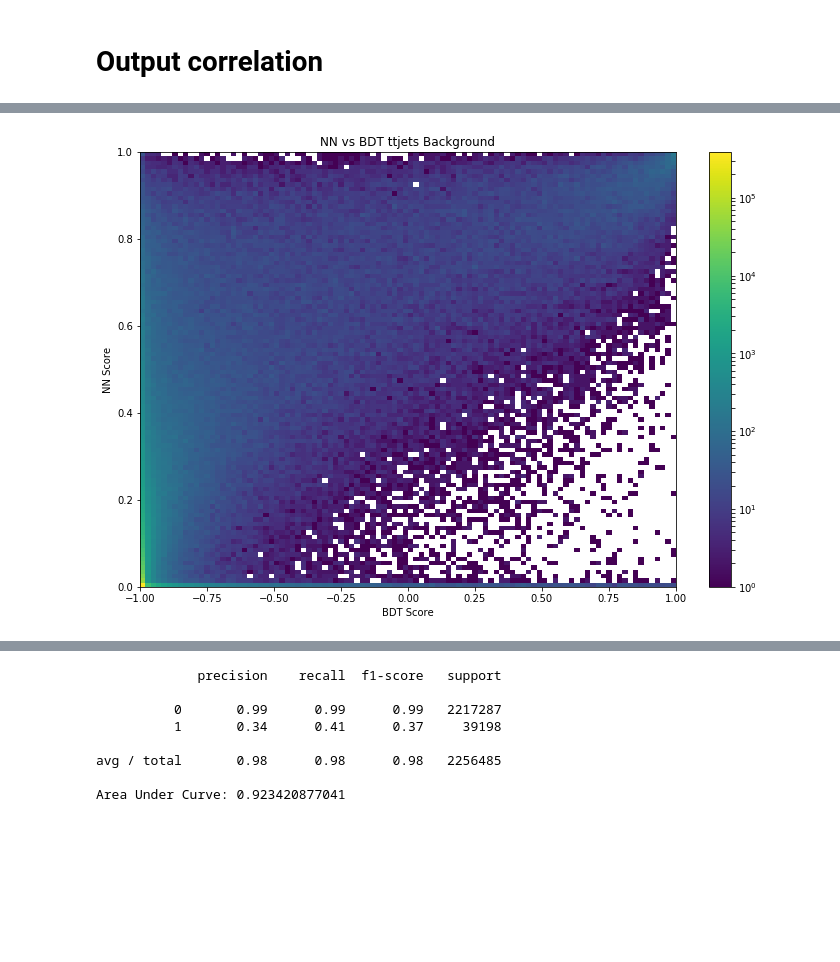
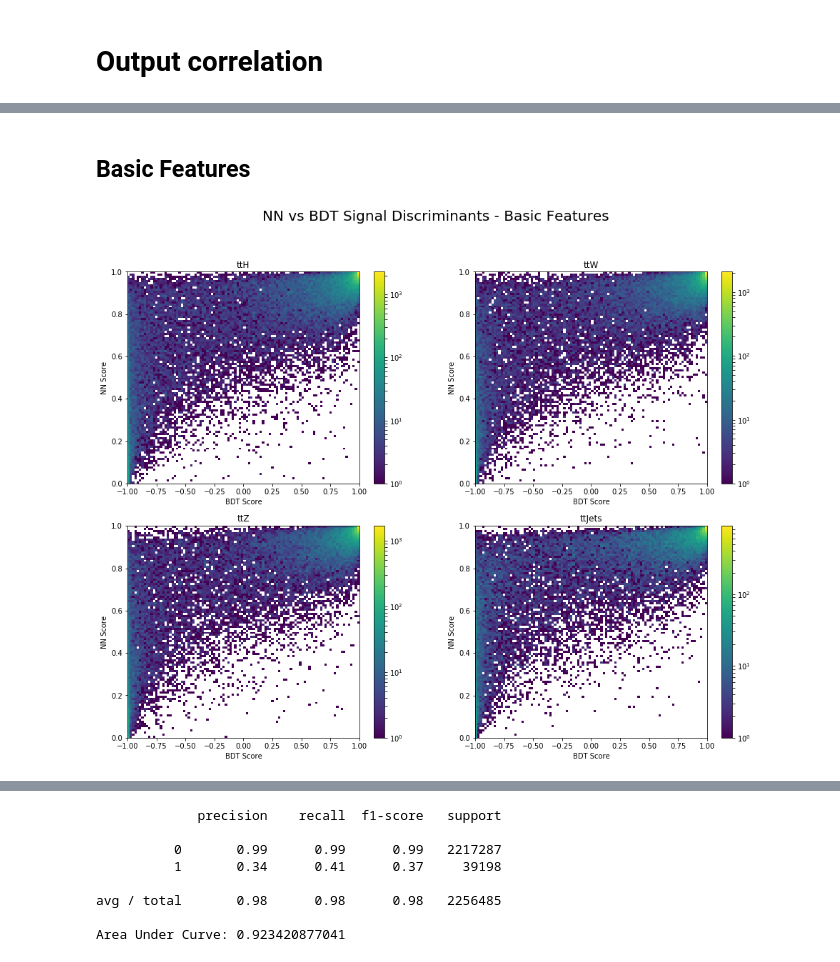
Before and after one commit to mdkdrnevich/DeepHadTopTagger, a Jupyter notebook: model_analysis.ipynb, the cells around one changed output, grey strips where cells are left out. Drawn from its saved outputs; the diff is of its cells as text; code cells hidden in the pictures; blank space fills up the shorter version.

```diff
--- a/model_analysis.ipynb
+++ b/model_analysis.ipynb
@@ -465,11 +381,0 @@ fig.set_size_inches(12, 8)
-# %%
-plt.hist2d(ttjets_bdt_bkgd[1], ttjets_nn_bkgd[1], bins=100, norm=LogNorm())
-plt.colorbar()
-ax = plt.gca()
-ax.set_xlabel("BDT Score")
-ax.set_ylabel("NN Score")
-ax.set_title("NN vs BDT ttjets Background")
-fig = plt.gcf()
-fig.set_size_inches(12, 8)
-# %% [output]
-[figure, removed]
@@ -477,0 +382,36 @@ from numpy import corrcoef
+# %% [markdown]
+## Basic Features
+# %%
+ax = plt.subplot(221)
+h = ax.hist2d(tth_bdt_sig[1], tth_nn_sig[1], bins=100, norm=LogNorm())
+ax.set_xlabel("BDT Score")
+ax.set_ylabel("NN Score")
+ax.set_title("ttH")
+plt.colorbar(h[3], ax=ax)
+
+ax = plt.subplot(222)
+h = ax.hist2d(ttw_bdt_sig[1], ttw_nn_sig[1], bins=100, norm=LogNorm())
+ax.set_xlabel("BDT Score")
+ax.set_ylabel("NN Score")
+ax.set_title("ttW")
+plt.colorbar(h[3], ax=ax)
+
+ax = plt.subplot(223)
+h = ax.hist2d(ttz_bdt_sig[1], ttz_nn_sig[1], bins=100, norm=LogNorm())
+ax.set_xlabel("BDT Score")
+ax.set_ylabel("NN Score")
+ax.set_title("ttZ")
+plt.colorbar(h[3], ax=ax)
+
+ax = plt.subplot(224)
+h = ax.hist2d(ttjets_bdt_sig[1], ttjets_nn_sig[1], bins=100, norm=LogNorm())
+ax.set_xlabel("BDT Score")
+ax.set_ylabel("NN Score")
+ax.set_title("ttJets")
+plt.colorbar(h[3], ax=ax)
+
+plt.suptitle("NN vs BDT Signal Discriminants - Basic Features", fontsize=20)
+fig = plt.gcf()
+fig.set_size_inches(16, 12)
+# %% [output]
+[figure, added]
```
Also changed, not shown: parts of 31 cells of this notebook, 1 other file.
